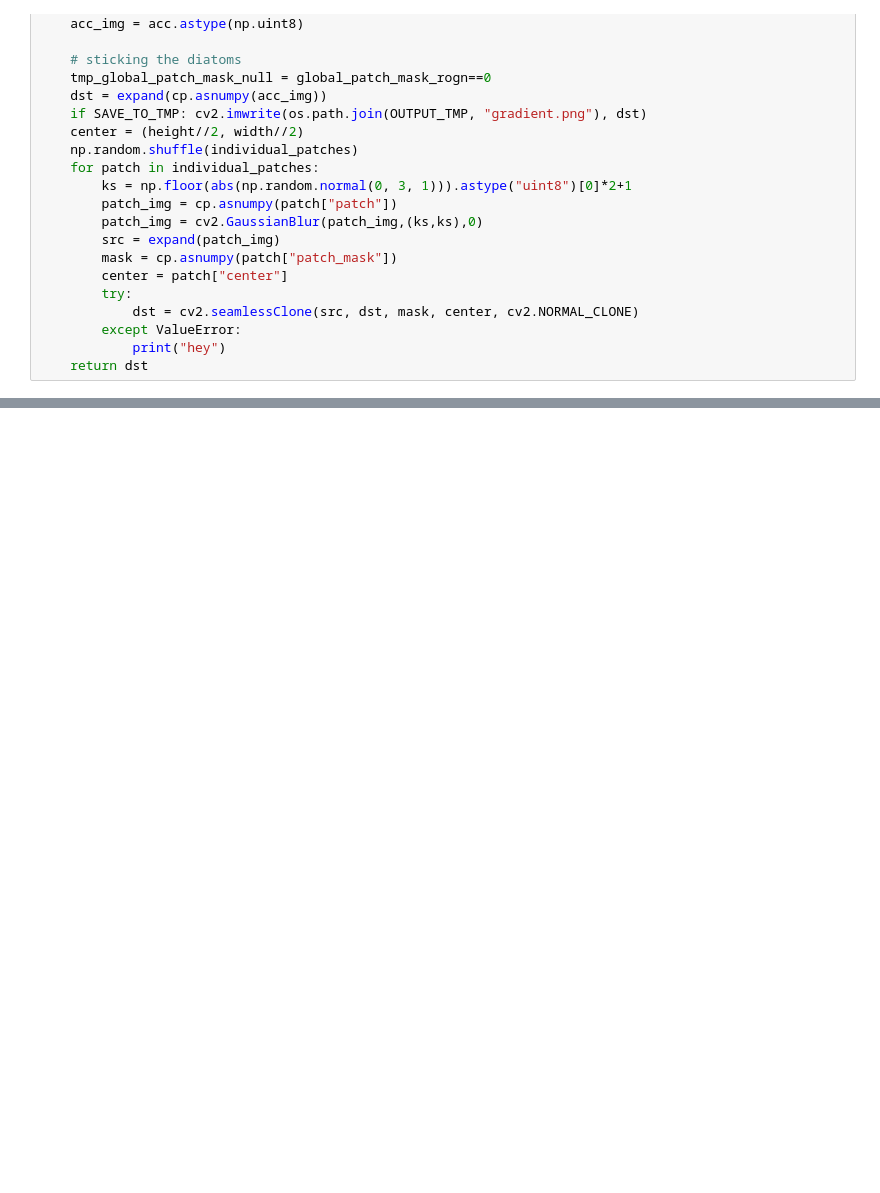
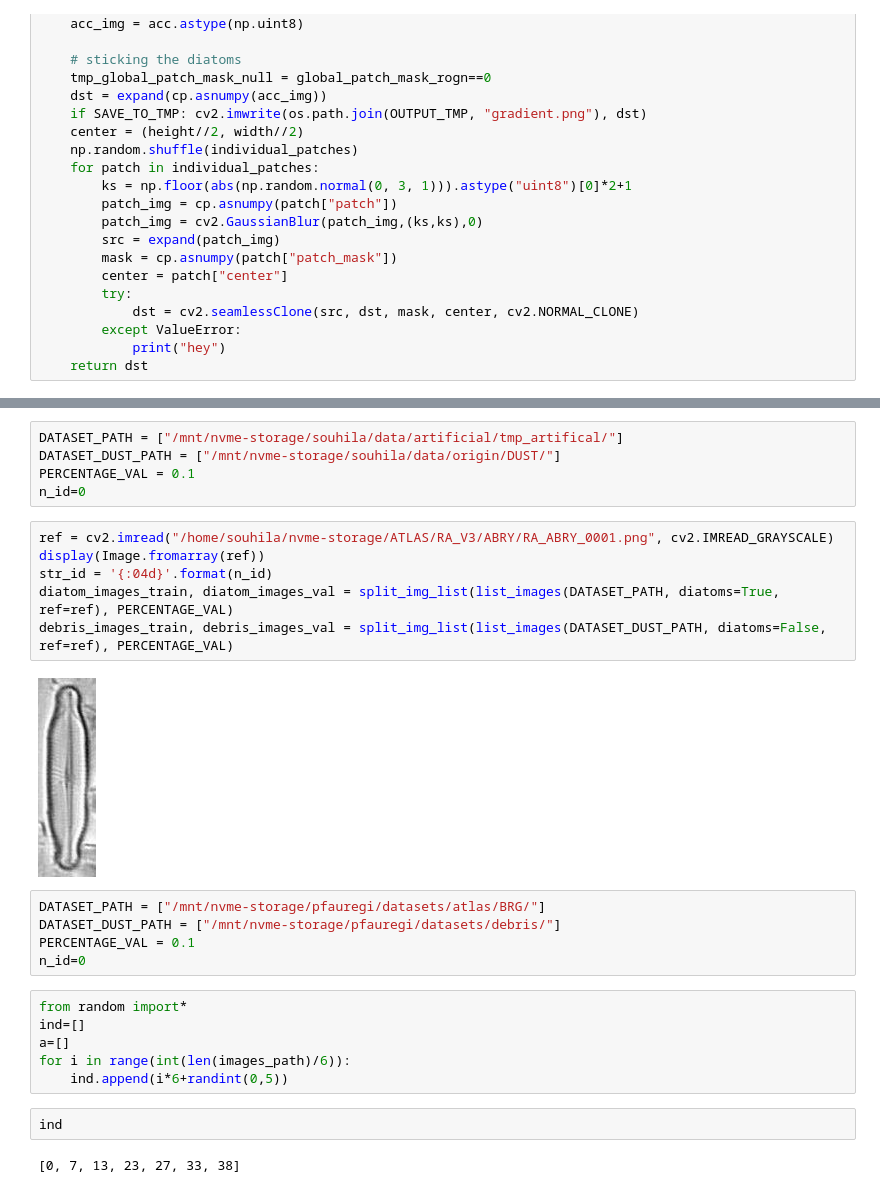
Before and after one commit to souhilaF/Diatoms, a Jupyter notebook: data/data_augment/utils_transform_dataset/generator.ipynb, the cells around one changed output, grey strips where cells are left out. Cells and saved outputs as stored; diff of their text form; blank space fills up the shorter version.

```diff
--- a/data/data_augment/utils_transform_dataset/generator.ipynb
+++ b/data/data_augment/utils_transform_dataset/generator.ipynb
@@ -246,3 +278,31 @@ def main_generator(images, simple_angles = False, size_px = 1000, verbose=False,
         display(Image.fromarray(img_bb))
     if SAVE_TO_TMP: cv2.imwrite(os.path.join(OUTPUT_TMP, "final_img.png"), final_image)
     return final_image, annotations
+# %%
+DATASET_PATH = ["/mnt/nvme-storage/souhila/data/artificial/tmp_artifical/"]
+DATASET_DUST_PATH = ["/mnt/nvme-storage/souhila/data/origin/DUST/"]
+PERCENTAGE_VAL = 0.1
+n_id=0
+# %%
+ref = cv2.imread("/home/souhila/nvme-storage/ATLAS/RA_V3/ABRY/RA_ABRY_0001.png", cv2.IMREAD_GRAYSCALE)
+display(Image.fromarray(ref))
+str_id = '{:04d}'.format(n_id)
+diatom_images_train, diatom_images_val = split_img_list(list_images(DATASET_PATH, diatoms=True, ref=ref), PERCENTAGE_VAL)
+debris_images_train, debris_images_val = split_img_list(list_images(DATASET_DUST_PATH, diatoms=False, ref=ref), PERCENTAGE_VAL)
+# %% [output]
+[figure, added]
+# %%
+DATASET_PATH = ["/mnt/nvme-storage/pfauregi/datasets/atlas/BRG/"]
+DATASET_DUST_PATH = ["/mnt/nvme-storage/pfauregi/datasets/debris/"]
+PERCENTAGE_VAL = 0.1
+n_id=0
+# %%
+from random import*
+ind=[]
+a=[]
+for i in range(int(len(images_path)/6)):
+    ind.append(i*6+randint(0,5))
+# %%
+ind
+# %% [output]
+[0, 7, 13, 23, 27, 33, 38]
```
Also changed, not shown: parts of 16 cells of this notebook, 24 other files.
